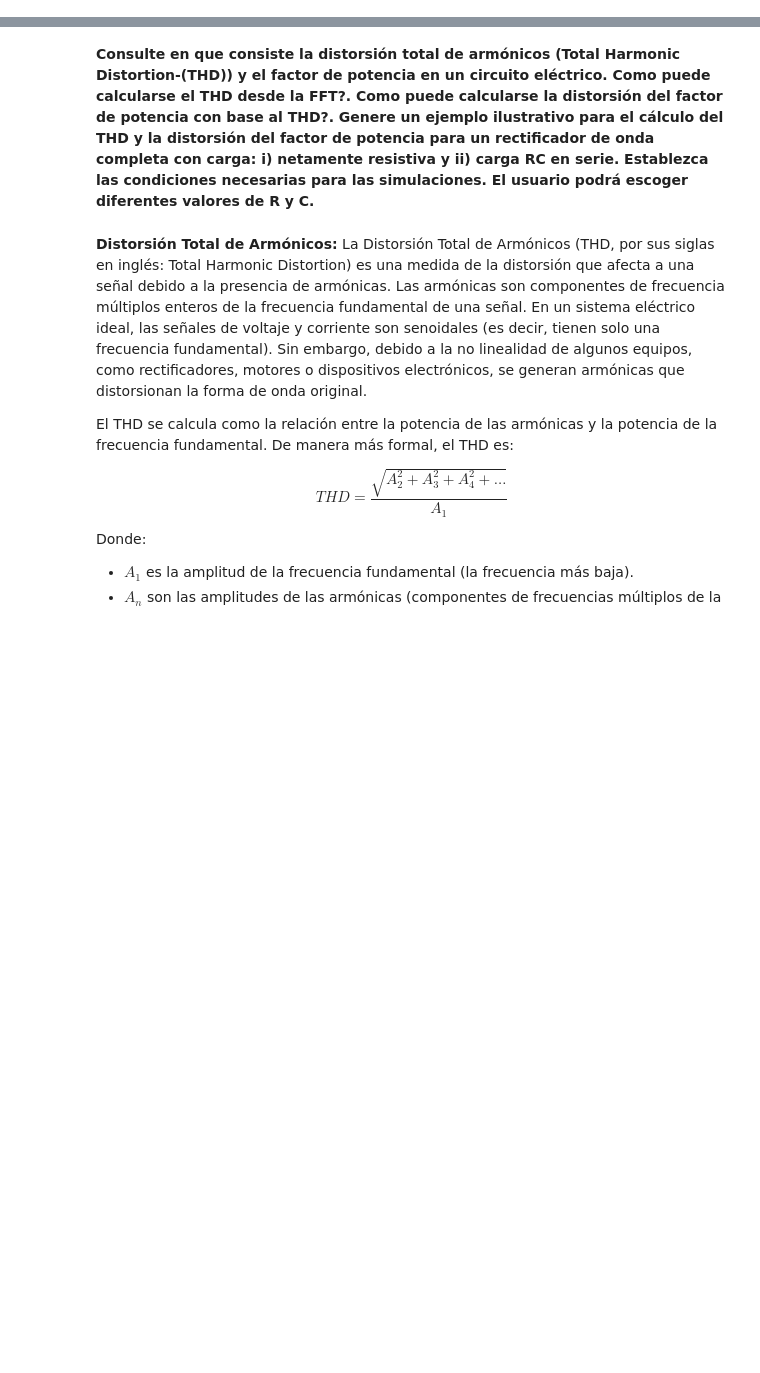
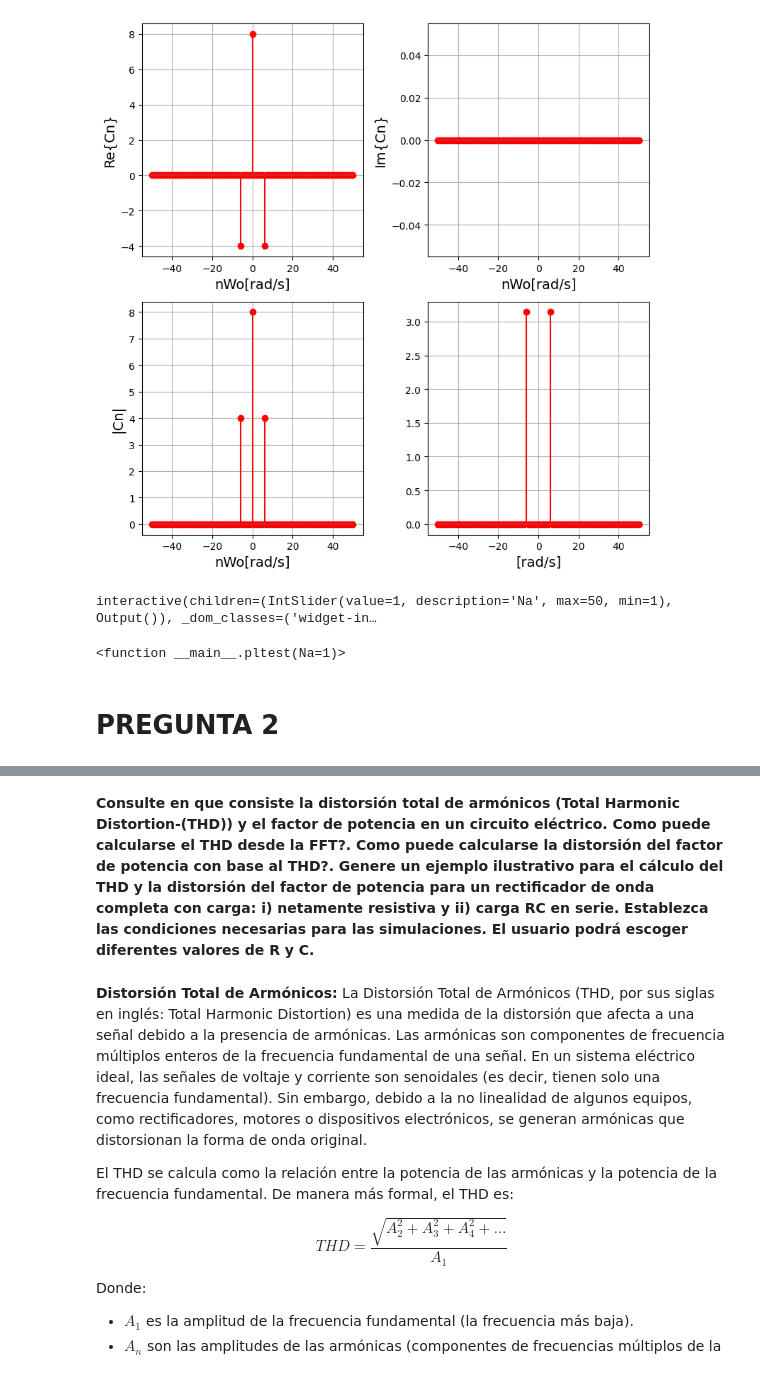
Before and after one commit to Cristian2820/Senales-y-sistemas, a Jupyter notebook: Parcial_2S2.ipynb, the cells around one changed output, grey strips where cells are left out. Saved outputs shown, nothing was run; the diff lists cells and outputs as text; code cells hidden in the pictures; blank space fills up the shorter version.

```diff
--- a/Parcial_2S2.ipynb
+++ b/Parcial_2S2.ipynb
@@ -2,0 +44,9 @@
+# %%
+#se crean las bases de la serie exponencial compleja de Fourier
+T = tf - ti #intervalo de interés
+N = 50 #número armonicos a simular
+wo = 2*np.pi/T # frecuencia fundamental
+# definir bases
+phin = np.zeros((len(tv),2*N+1),dtype=np.complex_)#crear matriz para guardar bases
+for n in range(-N,N+1,1):
+    phin[:,n+N] = np.exp(1j*n*wo*tv)#base de fourier en el intervalo de interés
@@ -2,0 +70,65 @@
+# %%
+#calcular espectro -> cambiar según la señal estudiada
+cn = np.zeros(2*N+1,dtype=np.complex_)
+nv = np.linspace(-N, N, 2*N+1) #vector armónicos
+cn[N] = 8 # nivel dc C_0
+cn[N-6] = -4 #armónico -6
+cn[N+6] = -4 #armónico +6
+# %%
+#graficar espectro
+fig = plt.figure(figsize=(8,8))
+plt.subplot(2,2,1)
+plt.stem(nv, np.real(cn), 'r')
+plt.xlabel(r'nWo[rad/s]',fontsize = 14)
+plt.ylabel(r'Re{Cn}',fontsize = 14)
+plt.axis('tight')
+plt.grid()
+
+plt.subplot(2,2,2)
+plt.stem(nv, np.imag(cn), 'r')
+plt.xlabel(r'nWo[rad/s]',fontsize = 14)
+plt.ylabel(r'Im{Cn}',fontsize = 14)
+plt.axis('tight')
+plt.grid()
+
+plt.subplot(2,2,3)
+plt.stem(nv, abs(cn), 'r')#magnitud del espectro
+plt.xlabel(r'nWo[rad/s]',fontsize = 14)
+plt.ylabel(r'|Cn|',fontsize = 14)
+plt.axis('tight')
+plt.grid()
+
+plt.subplot(2,2,4)
+plt.stem(nv, np.angle(cn), 'r')#fase del espectro
+plt.xlabel(r'[rad/s]',fontsize = 14)
+plt.ylabel(r'',fontsize = 14)
+plt.axis('tight')
+plt.grid()
+
+fig.tight_layout()
+# %% [output]
+[figure, added]
+# %%
+#graficar reconstrucción
+
+Px = 96 # potencia señal x(t)
+def pltest(Na=1):
+    ind = range(N-Na,N+Na+1)
+    er = 1- np.sum(abs(cn[ind])**2)/Px
+    #señal reconstruida
+    xe = phin[:,ind].dot(cn[ind] ) # dot calcula el producto entre vectores
+    plt.plot(tv,xe,color='b',label='Xe(t)') # señal estimada o filtrada
+    plt.plot(tv,x,color='r',label='x(t)') #señal original
+    plt.title('E_r=%.2f[%%]' % (100*er),fontsize=16)
+    plt.xlabel('t[s]')
+    plt.ylabel('x(t)')
+    plt.grid()
+    plt.legend()
+    plt.show()
+    return
+interact(pltest,Na=(1,N,1))
+# %% [output]
+interactive(children=(IntSlider(value=1, description='Na', max=50, min=1), Output()), _dom_classes=('widget-in…
+<function __main__.pltest(Na=1)>
+# %% [markdown]
+# **PREGUNTA 2**
```
Also changed, not shown: parts of 20 cells of this notebook.
